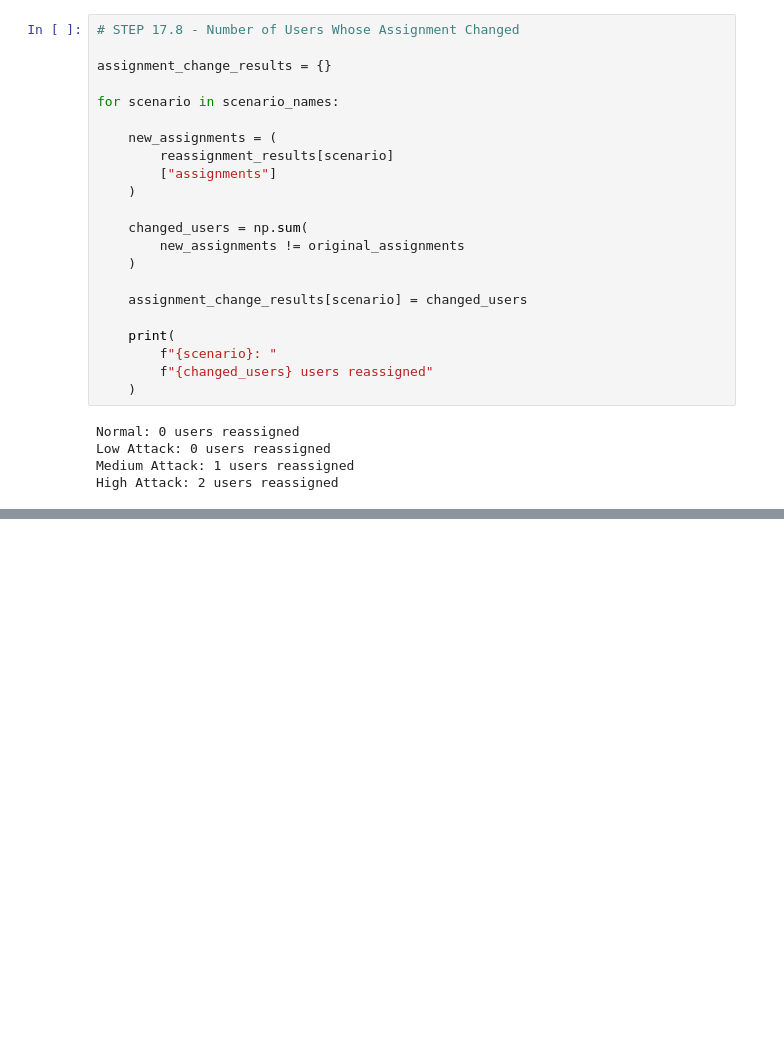
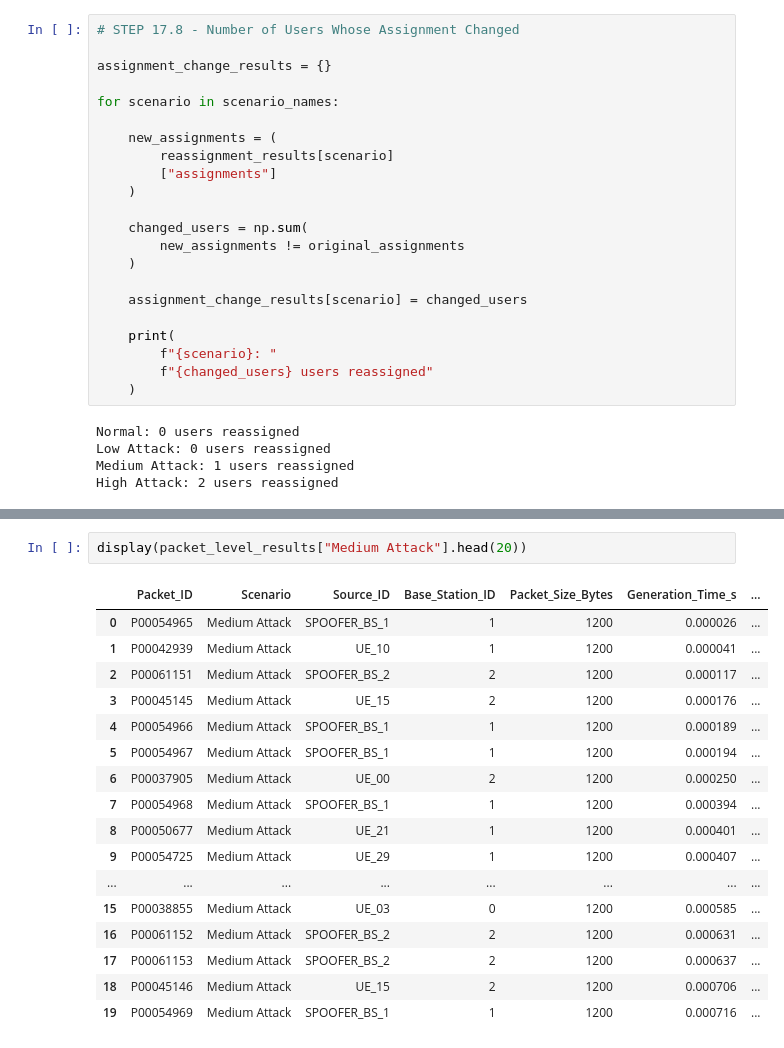
Before and after one commit to Chathuranga630/sionna, a Jupyter notebook: Spoofed_Traffic_v3.ipynb, the cells around one changed output, grey strips where cells are left out. Saved outputs shown, nothing was run; the diff lists cells and outputs as text; blank space fills up the shorter version.

```diff
--- a/Spoofed_Traffic_v3.ipynb
+++ b/Spoofed_Traffic_v3.ipynb
@@ -3939,0 +4351,20 @@ plt.show()
+# %%
+display(packet_level_results["Medium Attack"].head(20))
+# %% [output]
+|  | Packet_ID | Scenario | Source_ID | Base_Station_ID | Packet_Size_Bytes | Generation_Time_s | ... |
+| 0 | P00054965 | Medium Attack | SPOOFER_BS_1 | 1 | 1200 | 0.000026 | ... |
+| 1 | P00042939 | Medium Attack | UE_10 | 1 | 1200 | 0.000041 | ... |
+| 2 | P00061151 | Medium Attack | SPOOFER_BS_2 | 2 | 1200 | 0.000117 | ... |
+| 3 | P00045145 | Medium Attack | UE_15 | 2 | 1200 | 0.000176 | ... |
+| 4 | P00054966 | Medium Attack | SPOOFER_BS_1 | 1 | 1200 | 0.000189 | ... |
+| 5 | P00054967 | Medium Attack | SPOOFER_BS_1 | 1 | 1200 | 0.000194 | ... |
+| 6 | P00037905 | Medium Attack | UE_00 | 2 | 1200 | 0.000250 | ... |
+| 7 | P00054968 | Medium Attack | SPOOFER_BS_1 | 1 | 1200 | 0.000394 | ... |
+| 8 | P00050677 | Medium Attack | UE_21 | 1 | 1200 | 0.000401 | ... |
+| 9 | P00054725 | Medium Attack | UE_29 | 1 | 1200 | 0.000407 | ... |
+| ... | ... | ... | ... | ... | ... | ... | ... |
+| 15 | P00038855 | Medium Attack | UE_03 | 0 | 1200 | 0.000585 | ... |
+| 16 | P00061152 | Medium Attack | SPOOFER_BS_2 | 2 | 1200 | 0.000631 | ... |
+| 17 | P00061153 | Medium Attack | SPOOFER_BS_2 | 2 | 1200 | 0.000637 | ... |
+| 18 | P00045146 | Medium Attack | UE_15 | 2 | 1200 | 0.000706 | ... |
+| 19 | P00054969 | Medium Attack | SPOOFER_BS_1 | 1 | 1200 | 0.000716 | ... |
```
Also changed, not shown: parts of 107 cells of this notebook.
